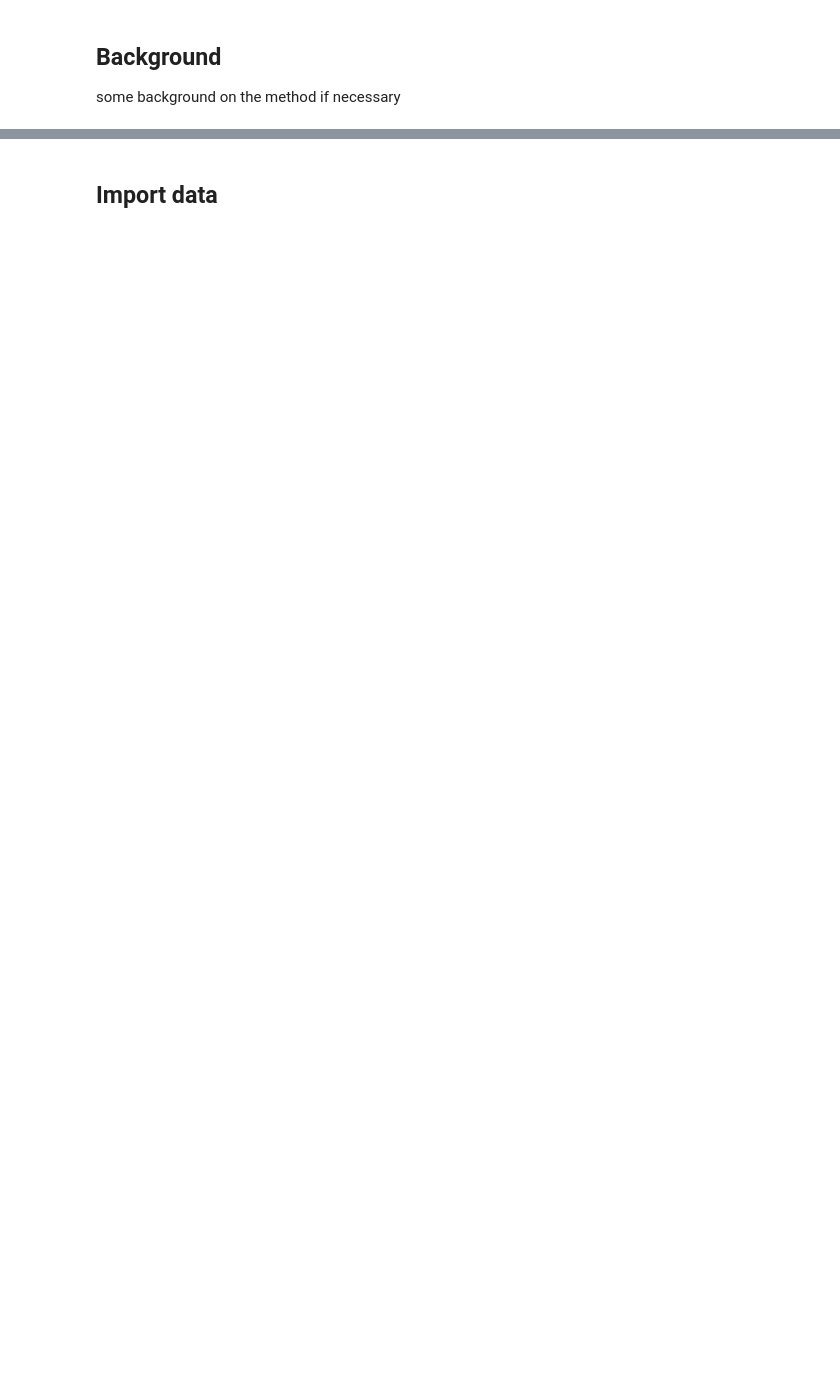
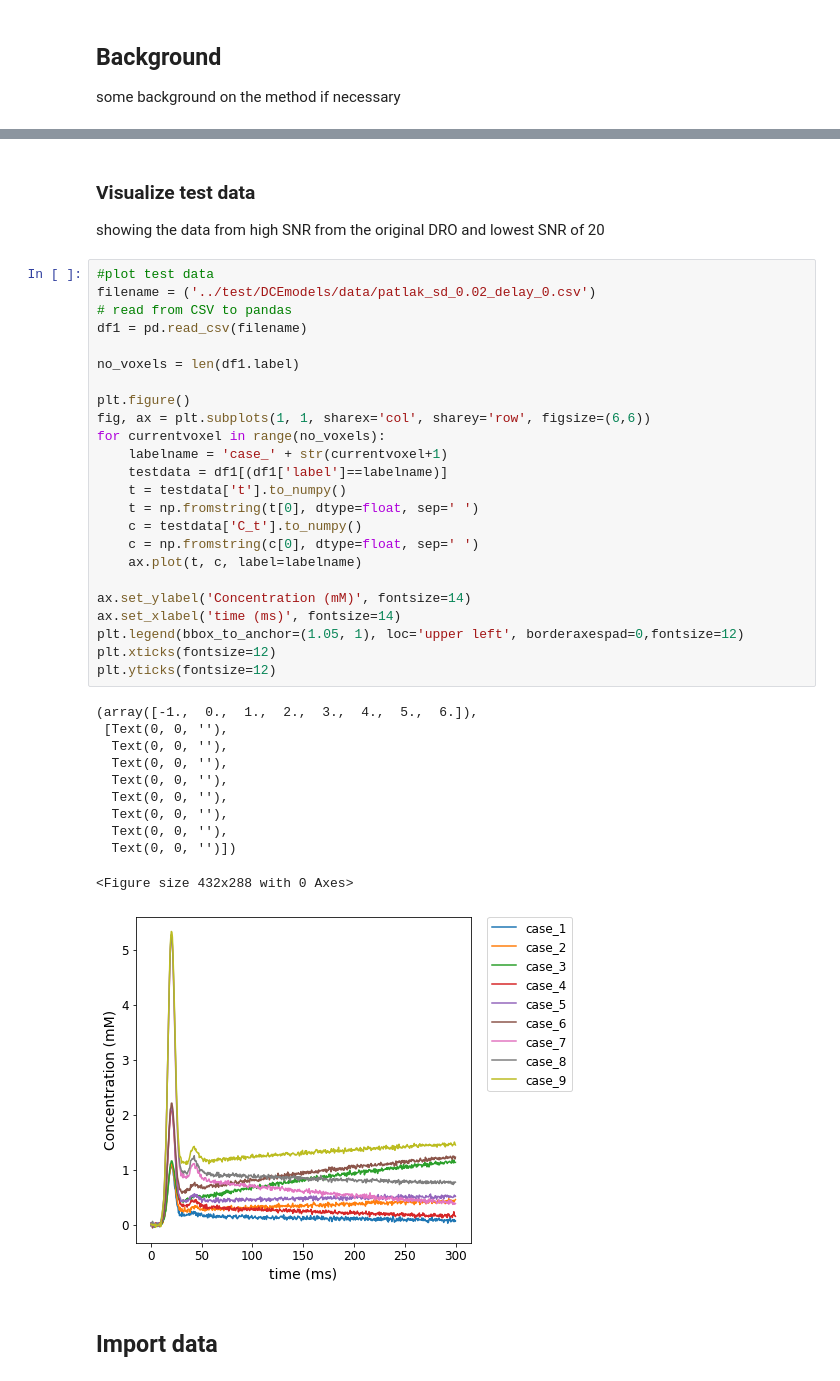
Before and after one commit to OSIPI/DCE-DSC-MRI_CodeCollection, a Jupyter notebook: notebooks/PatlakModel.ipynb, the cells around one changed output, grey strips where cells are left out. Cells and saved outputs as stored; diff of their text form; blank space fills up the shorter version.

```diff
--- a/notebooks/PatlakModel.ipynb
+++ b/notebooks/PatlakModel.ipynb
@@ -16,2 +38,41 @@ Tolerances
+# %% [markdown]
+### Visualize test data
+showing the data from high SNR from the original DRO and lowest SNR of 20
+# %%
+#plot test data
+filename = ('../test/DCEmodels/data/patlak_sd_0.02_delay_0.csv')
+# read from CSV to pandas
+df1 = pd.read_csv(filename)
+
+no_voxels = len(df1.label)
+
+plt.figure()
+fig, ax = plt.subplots(1, 1, sharex='col', sharey='row', figsize=(6,6))
+for currentvoxel in range(no_voxels):
+    labelname = 'case_' + str(currentvoxel+1)
+    testdata = df1[(df1['label']==labelname)]
+    t = testdata['t'].to_numpy()
+    t = np.fromstring(t[0], dtype=float, sep=' ')
+    c = testdata['C_t'].to_numpy()
+    c = np.fromstring(c[0], dtype=float, sep=' ')
+    ax.plot(t, c, label=labelname)
+
+ax.set_ylabel('Concentration (mM)', fontsize=14)
+ax.set_xlabel('time (ms)', fontsize=14)
+plt.legend(bbox_to_anchor=(1.05, 1), loc='upper left', borderaxespad=0,fontsize=12)
+plt.xticks(fontsize=12)
+plt.yticks(fontsize=12)
+# %% [output]
+(array([-1.,  0.,  1.,  2.,  3.,  4.,  5.,  6.]),
+ [Text(0, 0, ''),
+  Text(0, 0, ''),
+  Text(0, 0, ''),
+  Text(0, 0, ''),
+  Text(0, 0, ''),
+  Text(0, 0, ''),
+  Text(0, 0, ''),
+  Text(0, 0, '')])
+<Figure size 432x288 with 0 Axes>
+[figure, added]
 # %% [markdown]
 ## Import data
```
Also changed, not shown: parts of 12 cells of this notebook, 19 other files.
